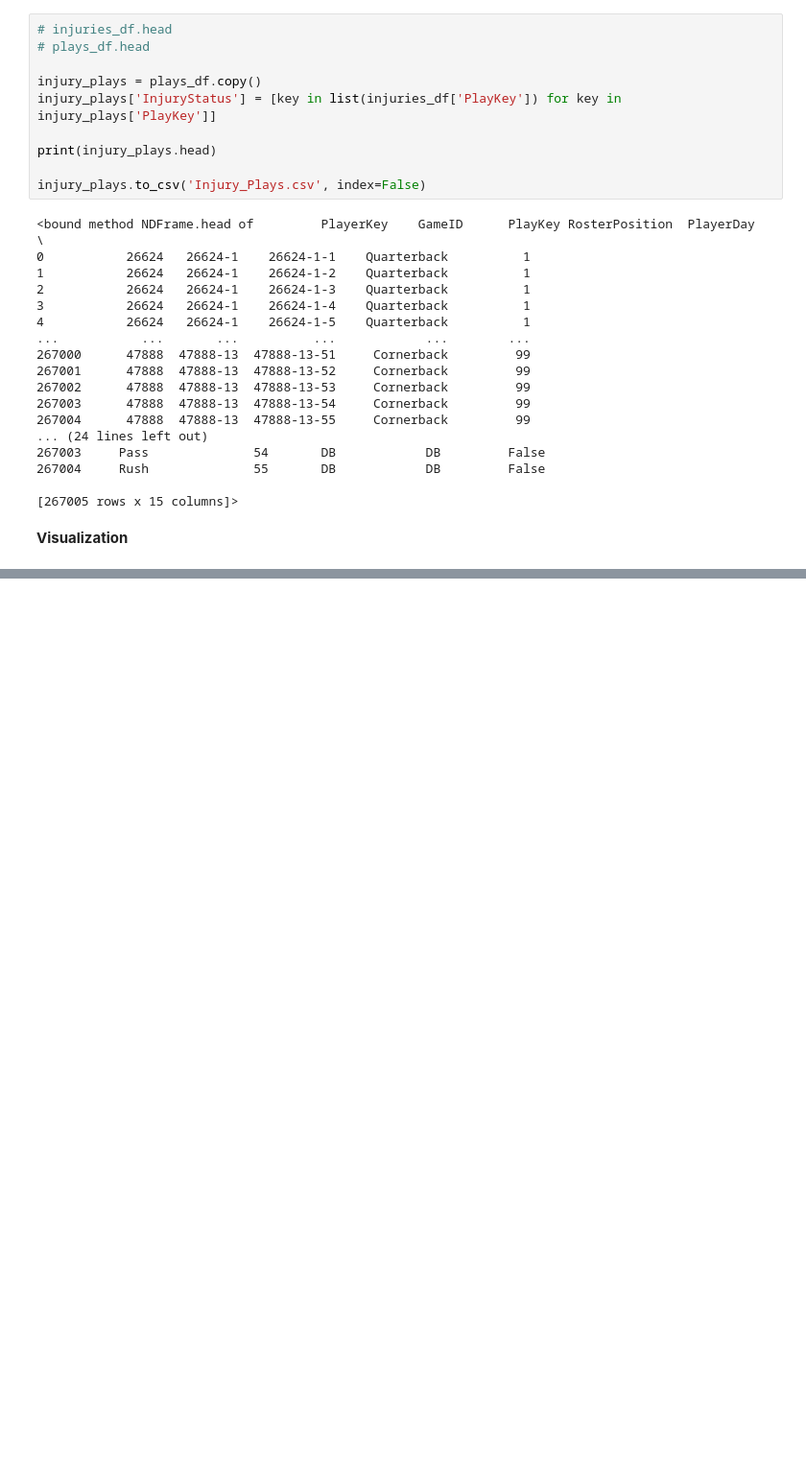
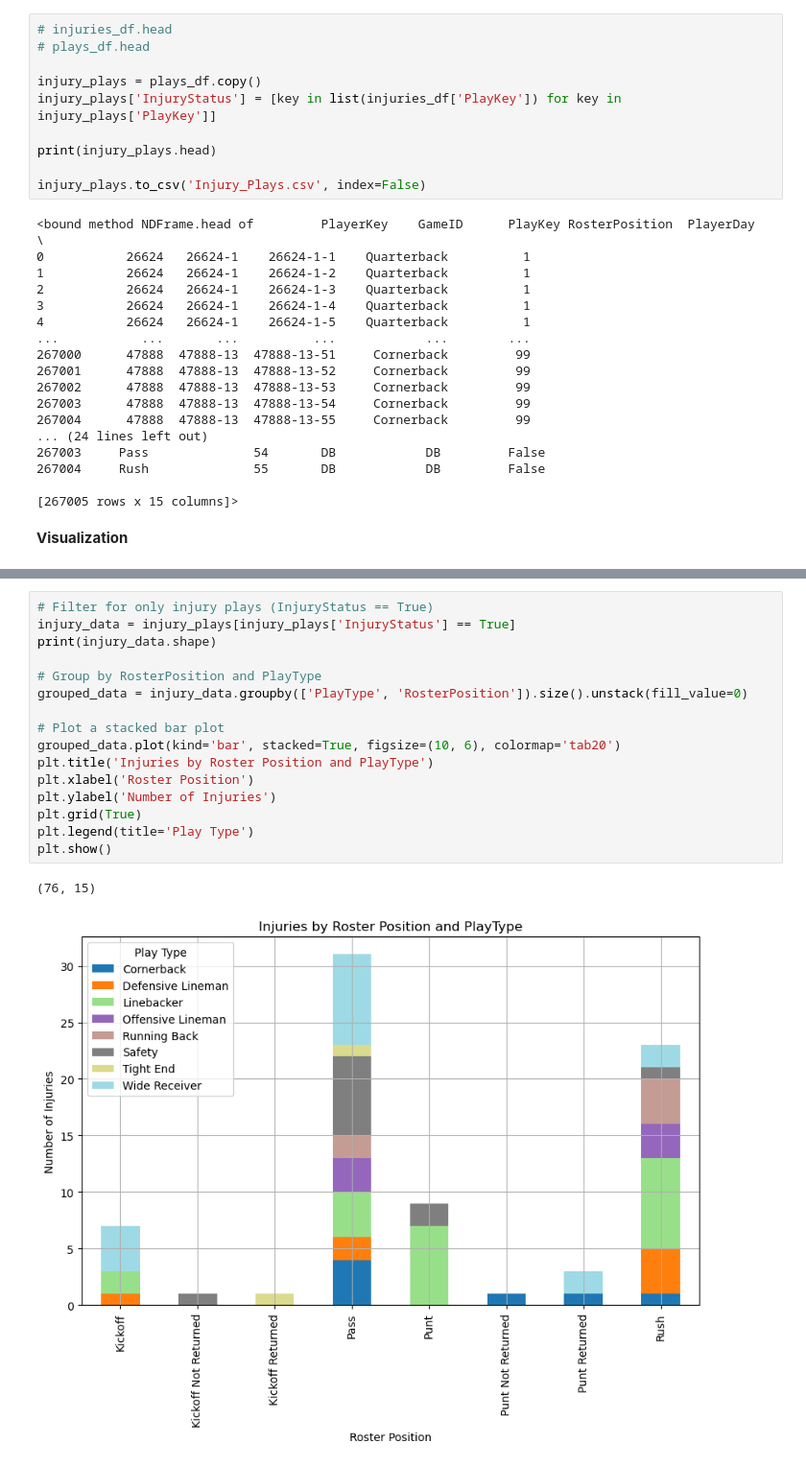
Before and after one commit to veronicafigueroa/NFL-Injury-Risk-Analysis, a Jupyter notebook: src/EDA.ipynb, the cells around one changed output, grey strips where cells are left out. Shown at 96% size. Drawn from its saved outputs; the diff is of its cells as text; blank space fills up the shorter version.

```diff
--- a/src/EDA.ipynb
+++ b/src/EDA.ipynb
@@ -109,0 +202,19 @@ plt.show()
+# %%
+# Filter for only injury plays (InjuryStatus == True)
+injury_data = injury_plays[injury_plays['InjuryStatus'] == True]
+print(injury_data.shape)
+
+# Group by RosterPosition and PlayType
+grouped_data = injury_data.groupby(['PlayType', 'RosterPosition']).size().unstack(fill_value=0)
+
+# Plot a stacked bar plot
+grouped_data.plot(kind='bar', stacked=True, figsize=(10, 6), colormap='tab20')
+plt.title('Injuries by Roster Position and PlayType')
+plt.xlabel('Roster Position')
+plt.ylabel('Number of Injuries')
+plt.grid(True)
+plt.legend(title='Play Type')
+plt.show()
+# %% [output]
+(76, 15)
+[figure, added]
```
Also changed, not shown: parts of 19 cells of this notebook, 1 other file.
